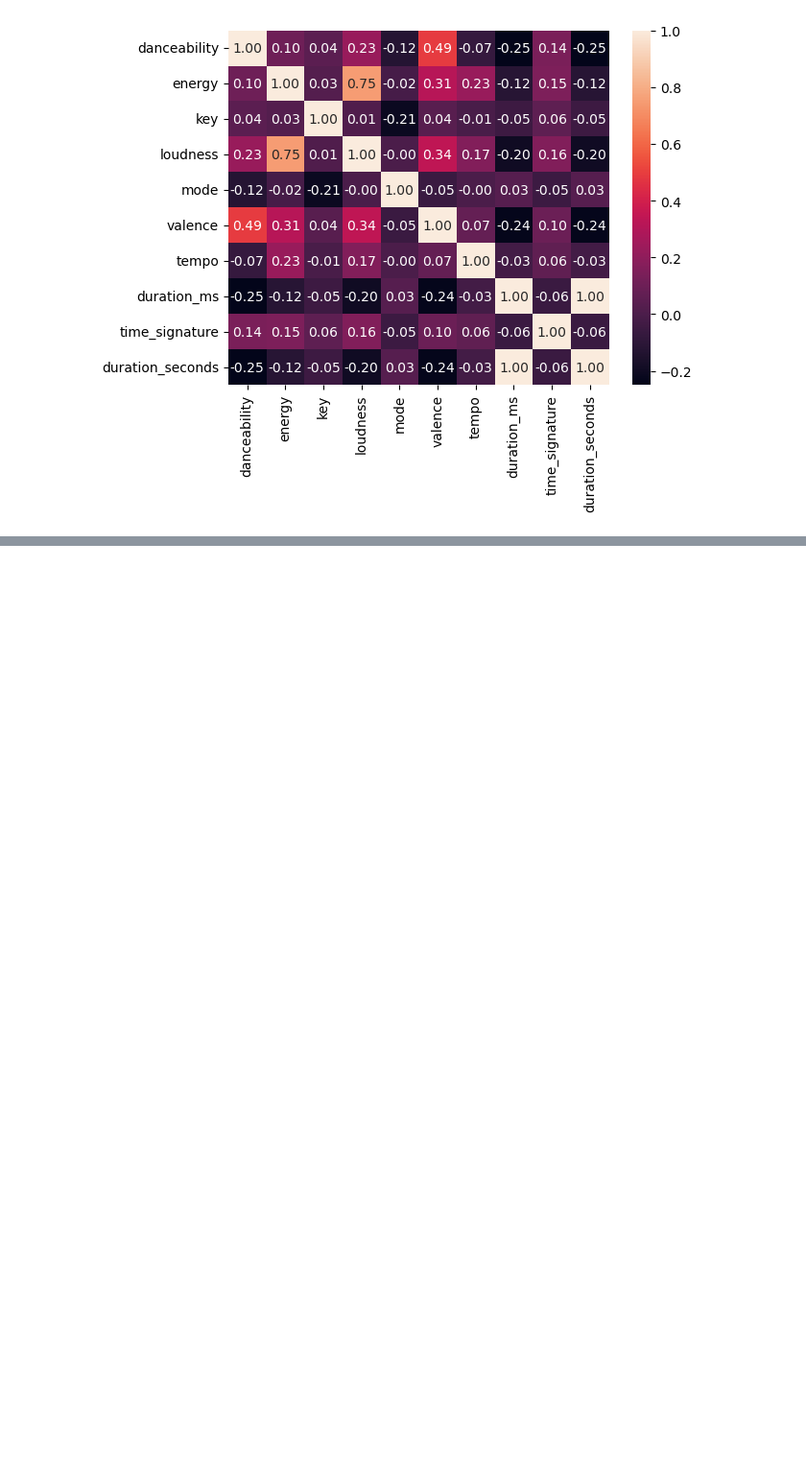
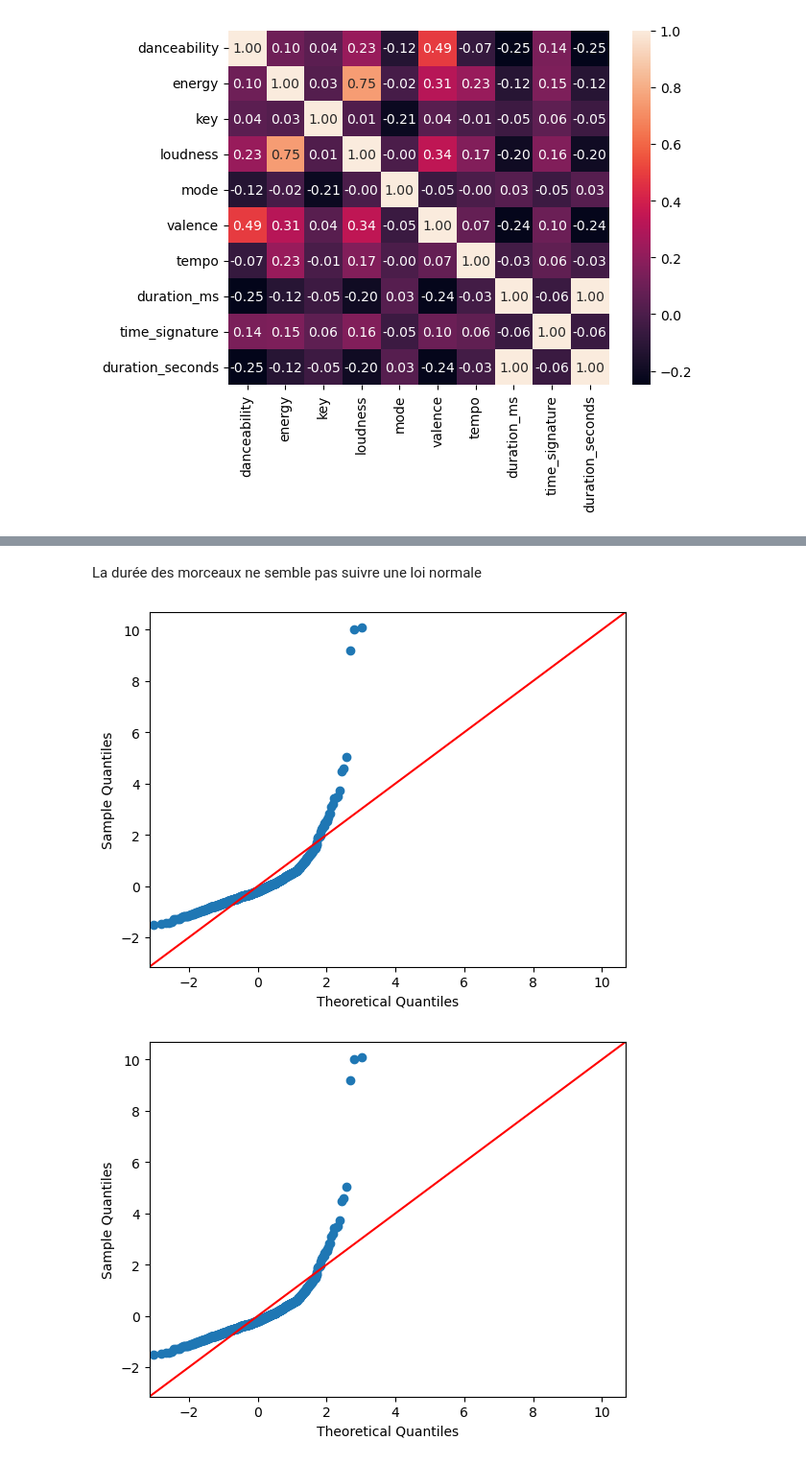
Before and after one commit to fabmav/Spotify_Radar_Playlist, a Jupyter notebook: DataAnalysisSpotify.ipynb, the cells around one changed output, grey strips where cells are left out. Shown at 96% size. Drawn from its saved outputs; the diff is of its cells as text; code cells hidden in the pictures; blank space fills up the shorter version.

```diff
--- a/DataAnalysisSpotify.ipynb
+++ b/DataAnalysisSpotify.ipynb
@@ -52,0 +58,7 @@ df_temp.head()
+# %% [markdown]
+La durée des morceaux ne semble pas suivre une loi normale
+# %%
+sm.qqplot(df['duration_seconds'], fit = True, line = '45')
+# %% [output]
+[figure, added]
+[figure, added]
```
Also changed, not shown: parts of 7 cells of this notebook, 7 other files.
